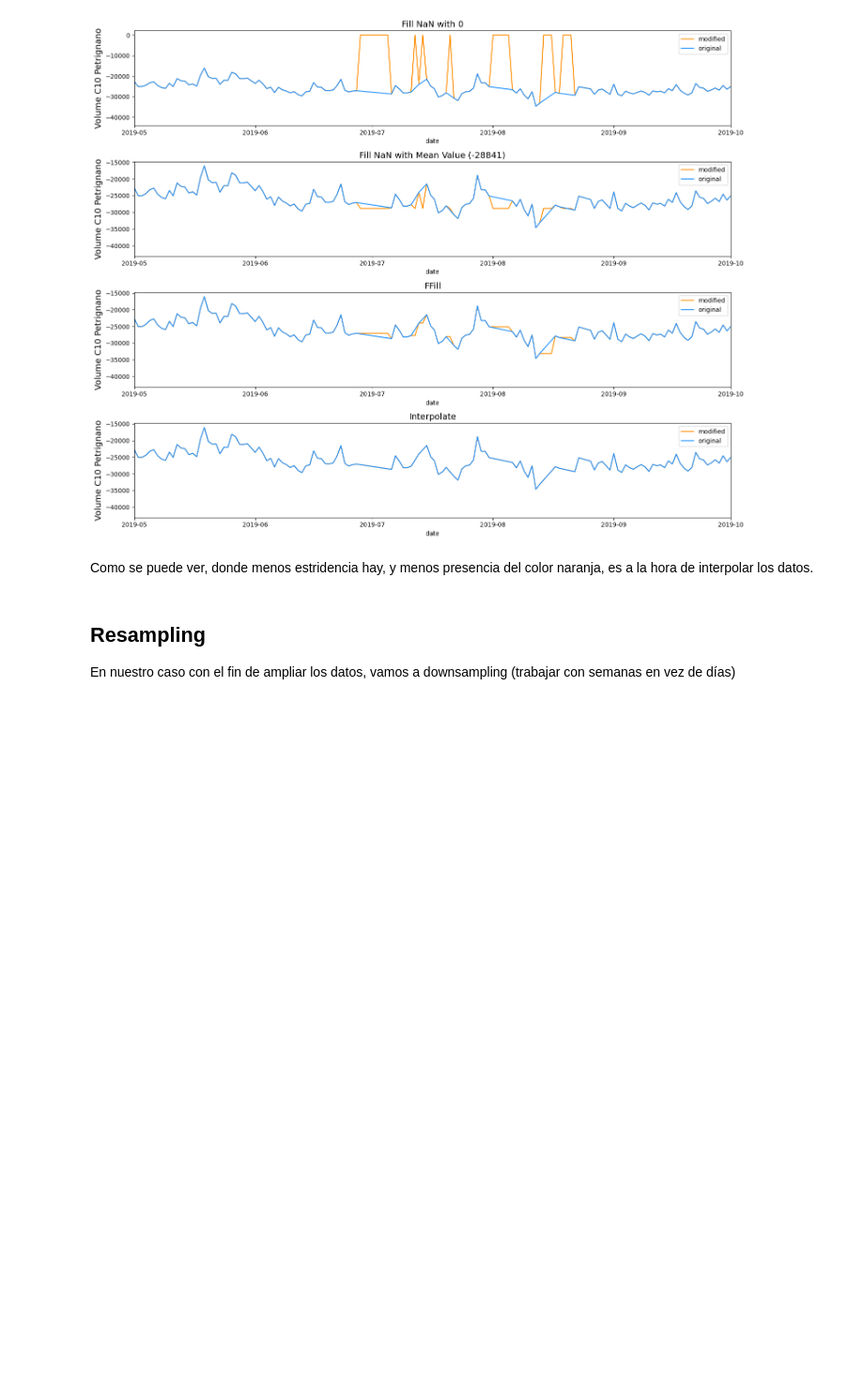
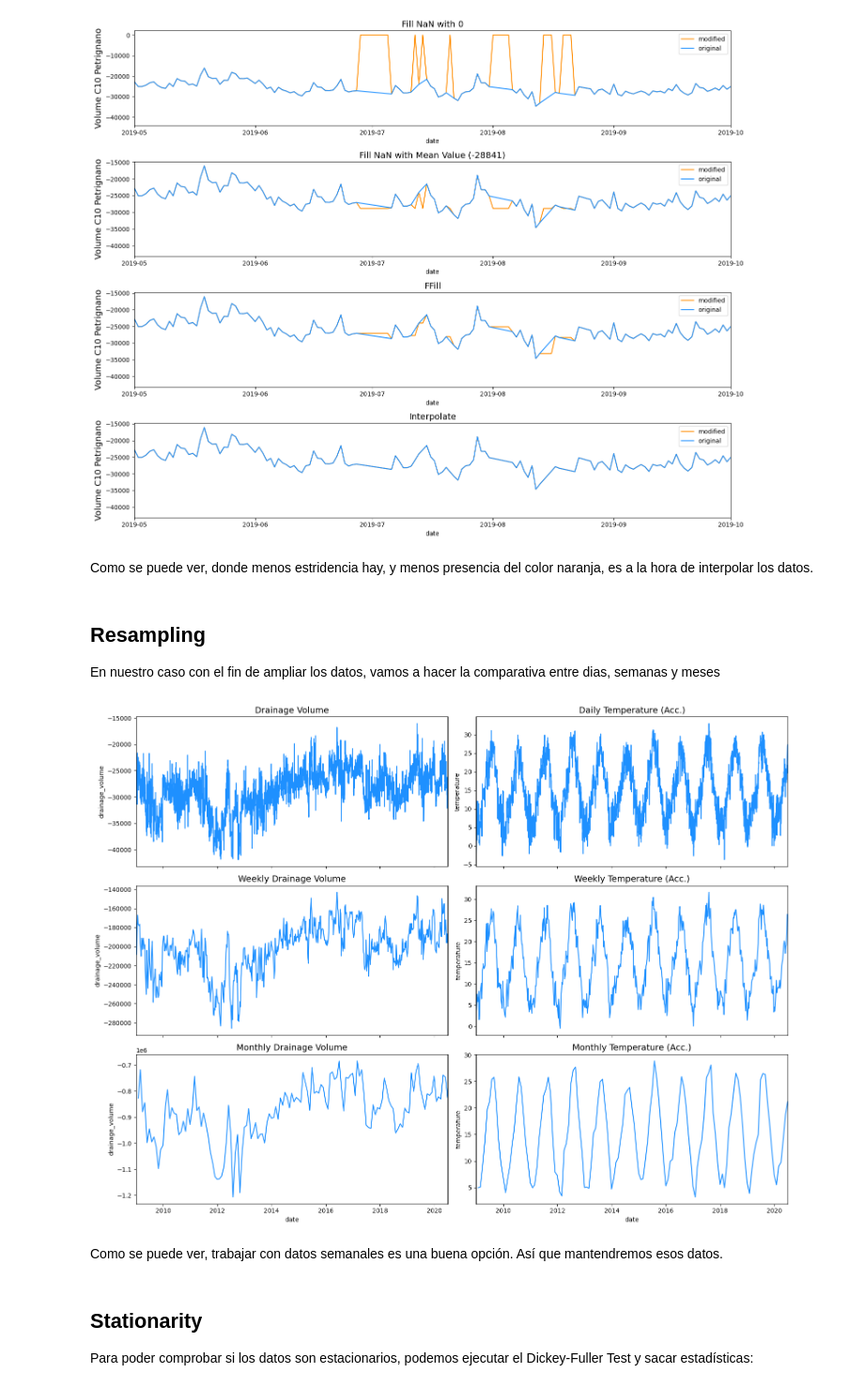
Before and after one commit to 4GeeksAcademy/Timeseries_VP, a Jupyter notebook: src/explore.ipynb, the cells around one changed output. Shown at 94% size. Cells and saved outputs as stored; diff of their text form; code cells hidden in the pictures; blank space fills up the shorter version.

```diff
--- a/src/explore.ipynb
+++ b/src/explore.ipynb
@@ -242,4 +243,40 @@ df['river_hydrometry'] = df['river_hydrometry'].interpolate()
 df['depth_to_groundwater'] = df['depth_to_groundwater'].interpolate()
 # %% [markdown]
 ## Resampling
-En nuestro caso con el fin de ampliar los datos, vamos a downsampling (trabajar con semanas en vez de días)
+En nuestro caso con el fin de ampliar los datos, vamos a hacer la comparativa entre dias, semanas y meses
+# %%
+
+fig, ax = plt.subplots(ncols=2, nrows=3, sharex=True, figsize=(16, 12))
+
+columns = ['drainage_volume', 'temperature']
+resampling_frequencies = ['D', '7D', 'ME']  # Daily, Weekly, Monthly
+titles = [
+    'Drainage Volume',
+    'Weekly Drainage Volume',
+    'Monthly Drainage Volume',
+    'Daily Temperature (Acc.)',
+    'Weekly Temperature (Acc.)',
+    'Monthly Temperature (Acc.)'
+]
+
+for col_index, column in enumerate(columns):
+    # En base a los dias (Upsampling)
+    sns.lineplot(x=df['date'], y=df[column], color='dodgerblue', ax=ax[0, col_index])
+    ax[0, col_index].set_title(titles[col_index * 3], fontsize=14)
+
+    # Resample and plot for 7D and M
+    for freq_index, freq in enumerate(resampling_frequencies[1:], start=1):
+        resampled_df = df[['date', column]].resample(freq, on='date').sum().reset_index(drop=False) if column == 'drainage_volume' else df[['date', column]].resample(freq, on='date').mean().reset_index(drop=False)
+        sns.lineplot(x=resampled_df['date'], y=resampled_df[column], color='dodgerblue', ax=ax[freq_index, col_index])
+        ax[freq_index, col_index].set_title(titles[col_index * 3 + freq_index], fontsize=14)
+
+    # Set x-axis limits for all rows in the current column
+    for i in range(3):
+        ax[i, col_index].set_xlim([date(2009, 1, 1), date(2020, 6, 30)])
+
+plt.tight_layout()
+plt.show()
+# %% [output]
+[figure, added]
+# %% [markdown]
+Como se puede ver, trabajar con datos semanales es una buena opción. Así que mantendremos esos datos.
@@ -245,0 +293,3 @@ En nuestro caso con el fin de ampliar los datos, vamos a downsampling (trabajar
+# %% [markdown]
+## Stationarity
+ Para poder comprobar si los datos son estacionarios, podemos ejecutar el Dickey-Fuller Test y sacar estadísticas:
```
Also changed, not shown: parts of 2 cells of this notebook.
